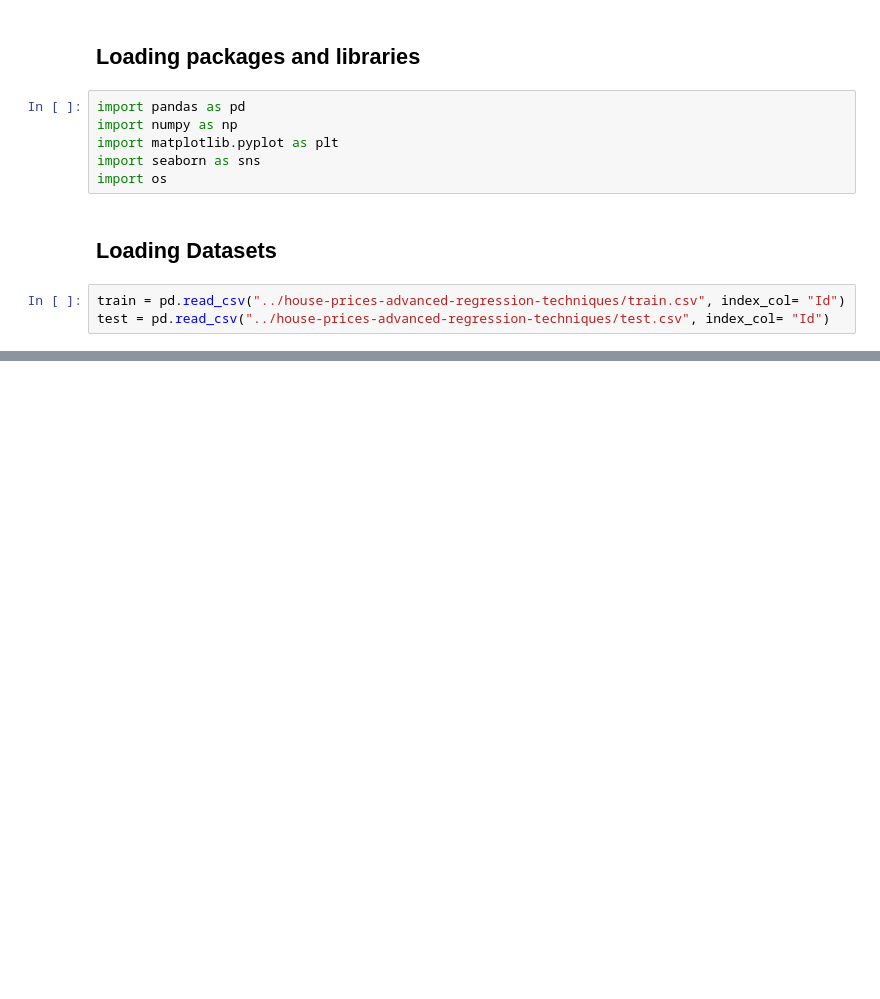
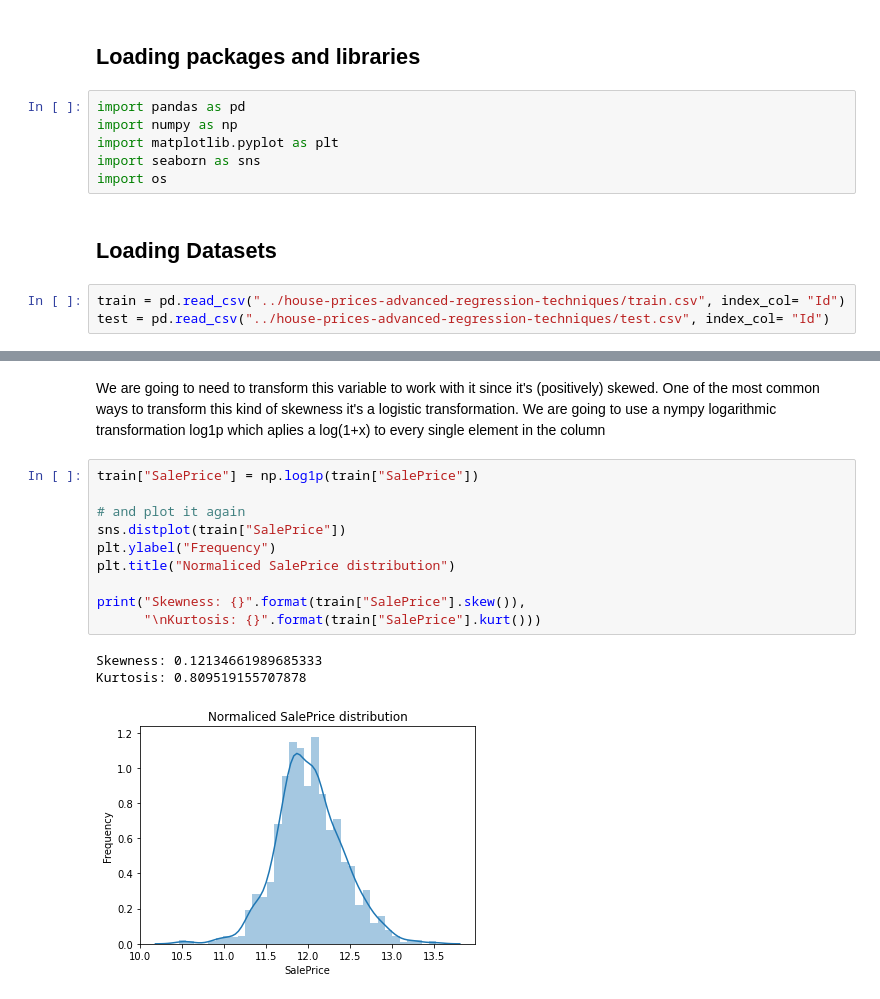
Before and after one commit to jogonzro/Kaggle_prices, a Jupyter notebook: first.ipynb, the cells around one changed output, grey strips where cells are left out. Saved outputs shown, nothing was run; the diff lists cells and outputs as text; blank space fills up the shorter version.

```diff
--- a/first.ipynb
+++ b/first.ipynb
@@ -120,0 +244,16 @@ Id  MSSubClass MSZoning  LotFrontage  LotArea Street Alley LotShape  \
+# %% [markdown]
+We are going to need to transform this variable to work with it since it's (positively) skewed. One of the most common ways to transform this kind of skewness it's a logistic transformation. We are going to use a nympy logarithmic transformation log1p which aplies a log(1+x) to every single element in the column
+# %%
+train["SalePrice"] = np.log1p(train["SalePrice"])
+
+# and plot it again
+sns.distplot(train["SalePrice"])
+plt.ylabel("Frequency")
+plt.title("Normaliced SalePrice distribution")
+
+print("Skewness: {}".format(train["SalePrice"].skew()),
+      "\nKurtosis: {}".format(train["SalePrice"].kurt()))
+# %% [output]
+Skewness: 0.12134661989685333
+Kurtosis: 0.809519155707878
+[figure, added]
```
Also changed, not shown: parts of 16 cells of this notebook.
